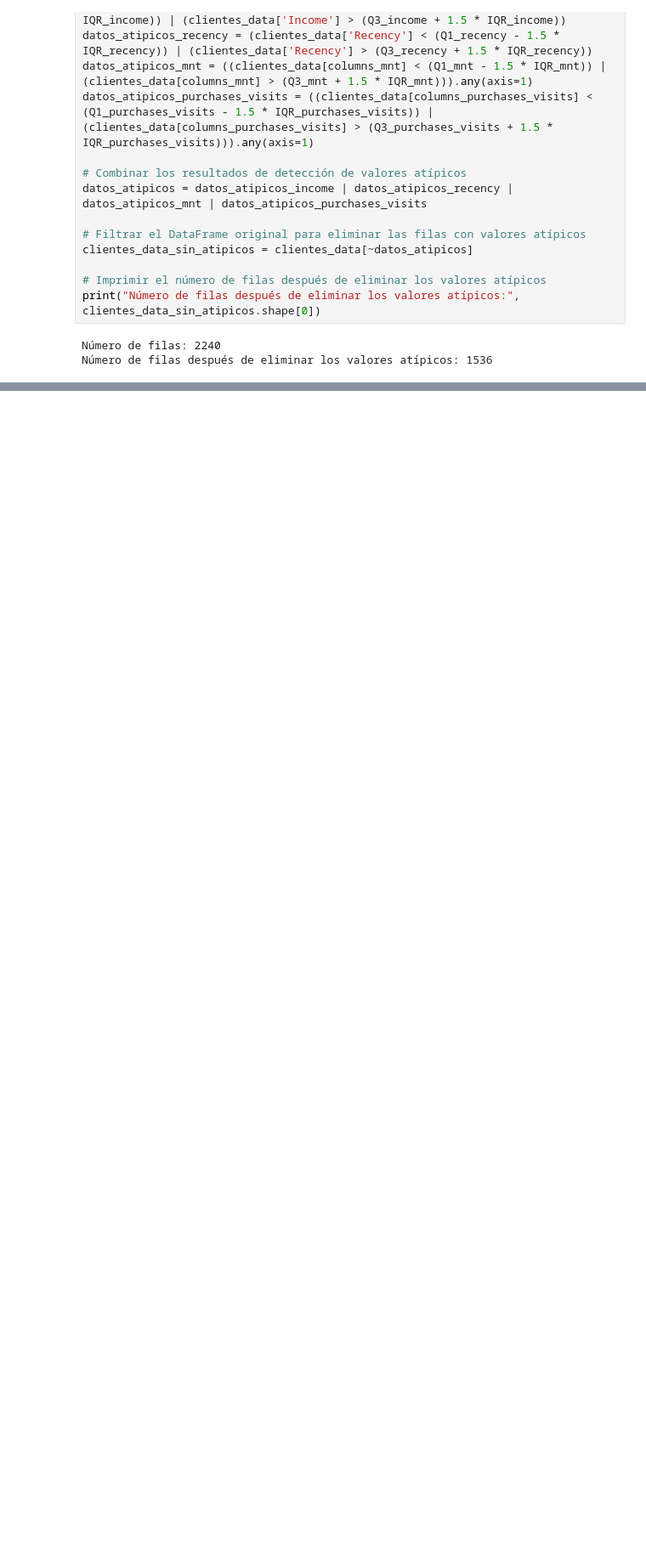
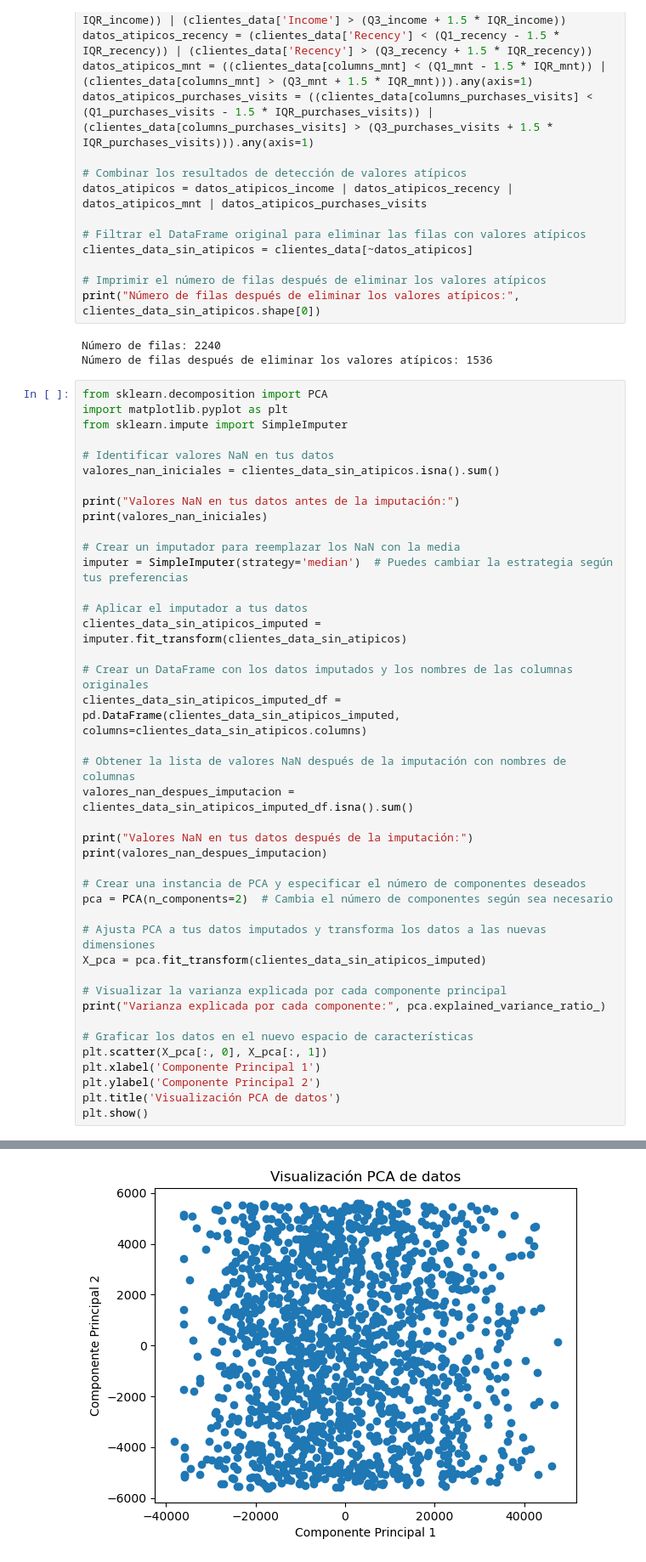
Before and after one commit to brabaez24/Proyecto1Bi, a Jupyter notebook: proyect_1.ipynb, the cells around one changed output, grey strips where cells are left out. Shown at 85% size. Saved outputs shown, nothing was run; the diff lists cells and outputs as text; blank space fills up the shorter version.

```diff
--- a/proyect_1.ipynb
+++ b/proyect_1.ipynb
@@ -131,3 +132,45 @@ print("Número de filas después de eliminar los valores atípicos:", clientes_d
 # %% [output]
 Número de filas: 2240
 Número de filas después de eliminar los valores atípicos: 1536
+# %%
+from sklearn.decomposition import PCA
+import matplotlib.pyplot as plt
+from sklearn.impute import SimpleImputer
+
+# Identificar valores NaN en tus datos
+valores_nan_iniciales = clientes_data_sin_atipicos.isna().sum()
+
+print("Valores NaN en tus datos antes de la imputación:")
+print(valores_nan_iniciales)
+
+# Crear un imputador para reemplazar los NaN con la media
+imputer = SimpleImputer(strategy='median')  # Puedes cambiar la estrategia según tus preferencias
+
+# Aplicar el imputador a tus datos
+clientes_data_sin_atipicos_imputed = imputer.fit_transform(clientes_data_sin_atipicos)
+
+# Crear un DataFrame con los datos imputados y los nombres de las columnas originales
+clientes_data_sin_atipicos_imputed_df = pd.DataFrame(clientes_data_sin_atipicos_imputed, columns=clientes_data_sin_atipicos.columns)
+
+# Obtener la lista de valores NaN después de la imputación con nombres de columnas
+valores_nan_despues_imputacion = clientes_data_sin_atipicos_imputed_df.isna().sum()
+
+print("Valores NaN en tus datos después de la imputación:")
+print(valores_nan_despues_imputacion)
+
+# Crear una instancia de PCA y especificar el número de componentes deseados
+pca = PCA(n_components=2)  # Cambia el número de componentes según sea necesario
+
+# Ajusta PCA a tus datos imputados y transforma los datos a las nuevas dimensiones
+X_pca = pca.fit_transform(clientes_data_sin_atipicos_imputed)
+
+# Visualizar la varianza explicada por cada componente principal
+print("Varianza explicada por cada componente:", pca.explained_variance_ratio_)
+
+# Graficar los datos en el nuevo espacio de características
+plt.scatter(X_pca[:, 0], X_pca[:, 1])
+plt.xlabel('Componente Principal 1')
+plt.ylabel('Componente Principal 2')
+plt.title('Visualización PCA de datos')
+plt.show()
+# %% [output]
@@ -133,0 +194 @@ Número de filas después de eliminar los valores atípicos: 1536
+[figure, added]
```
Also changed, not shown: parts of 3 cells of this notebook.
